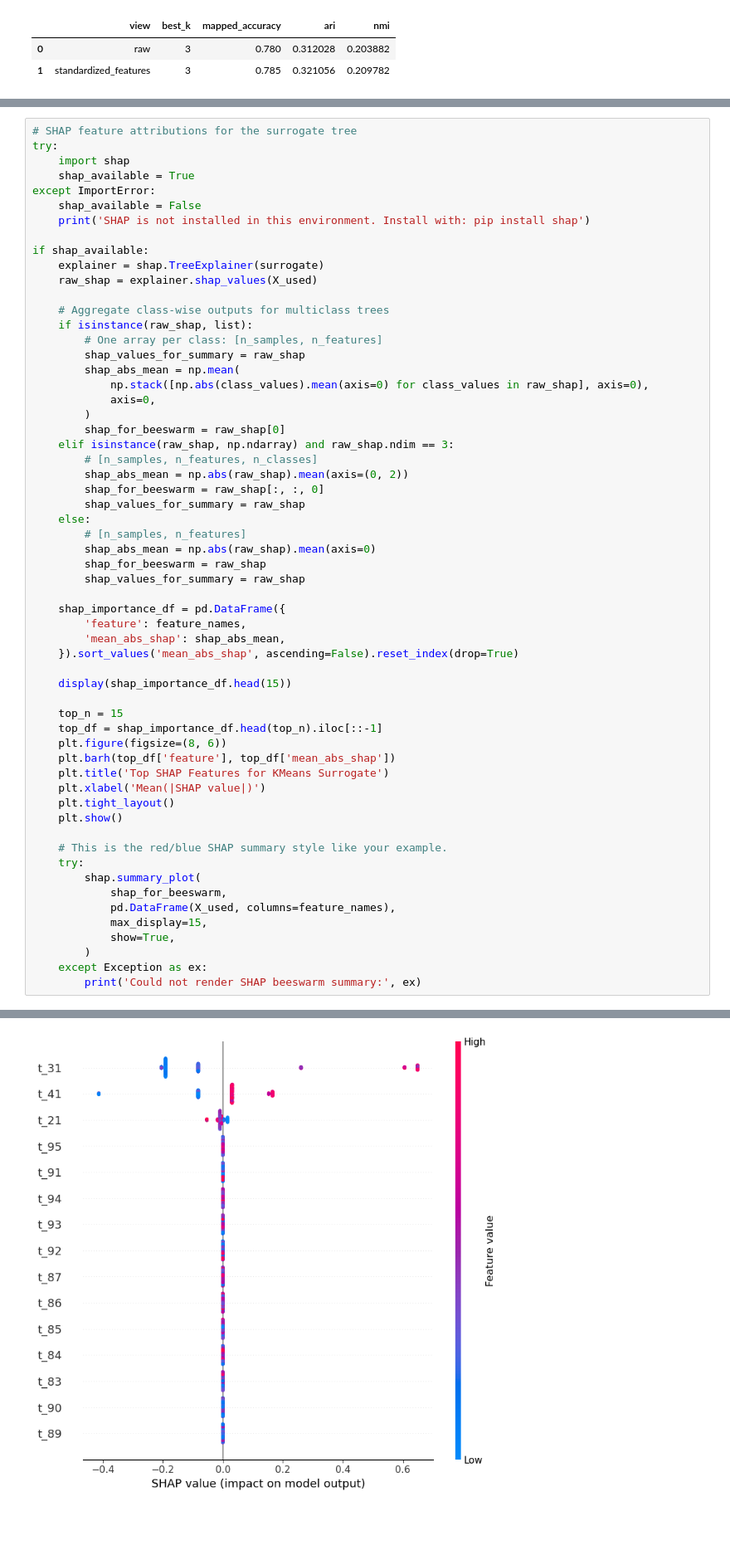
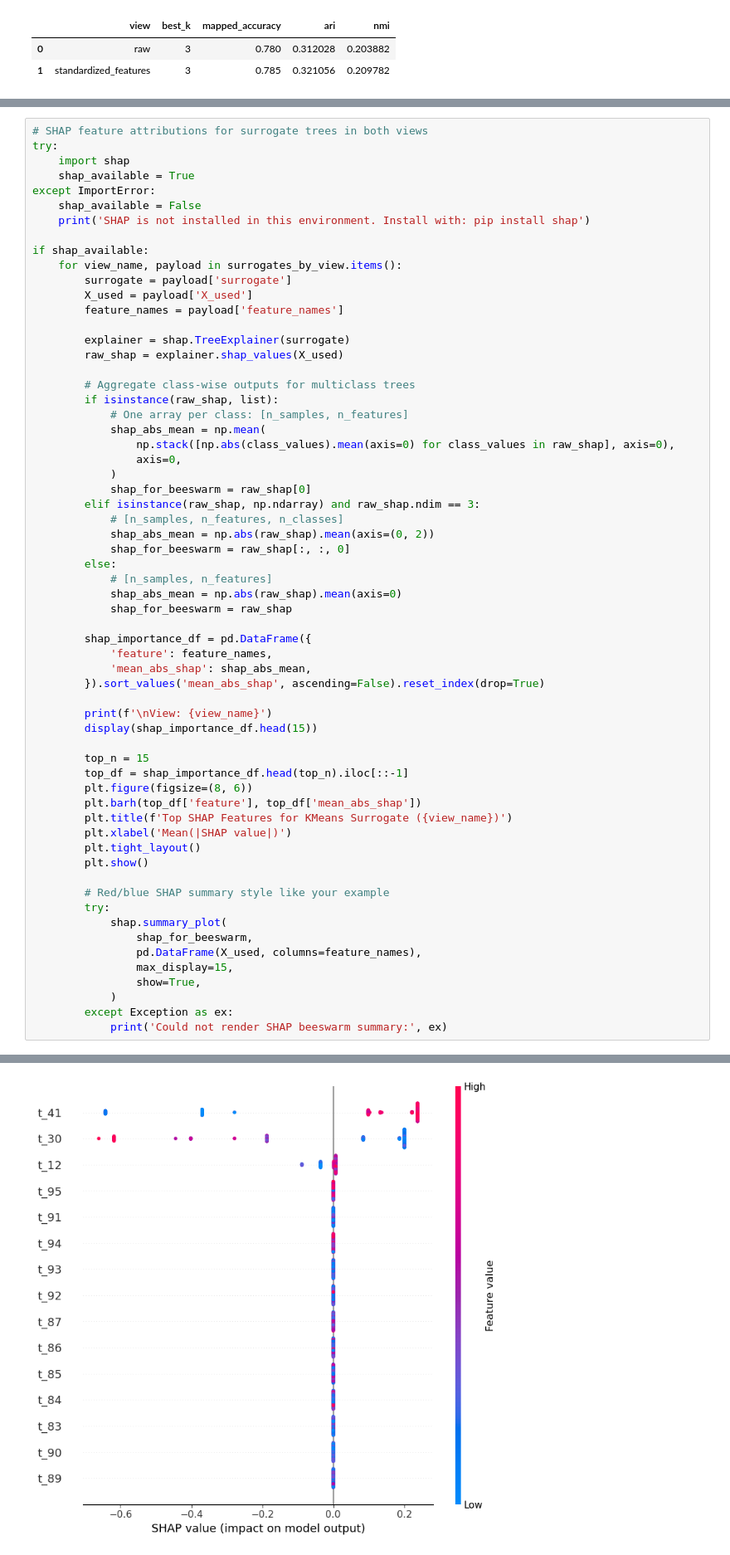
Before and after one commit to anpeata/xai-spatio-temporal, a Jupyter notebook: scripts/notebooks/kmeans_ecg200.ipynb, the cells around one changed output, grey strips where cells are left out. Shown at 83% size. Cells and saved outputs as stored; diff of their text form; blank space fills up the shorter version.

```diff
--- a/scripts/notebooks/kmeans_ecg200.ipynb
+++ b/scripts/notebooks/kmeans_ecg200.ipynb
@@ -443,5 +527,5 @@ Surrogate rules:
 # %%
-# SHAP feature attributions for the surrogate tree
+# SHAP feature attributions for surrogate trees in both views
 try:
     import shap
     shap_available = True
@@ -450,53 +534,56 @@ except ImportError:
     print('SHAP is not installed in this environment. Install with: pip install shap')
 
 if shap_available:
-    explainer = shap.TreeExplainer(surrogate)
-    raw_shap = explainer.shap_values(X_used)
+    for view_name, payload in surrogates_by_view.items():
+        surrogate = payload['surrogate']
+        X_used = payload['X_used']
+        feature_names = payload['feature_names']
 
-    # Aggregate class-wise outputs for multiclass trees
-    if isinstance(raw_shap, list):
-        # One array per class: [n_samples, n_features]
-        shap_values_for_summary = raw_shap
-        shap_abs_mean = np.mean(
-            np.stack([np.abs(class_values).mean(axis=0) for class_values in raw_shap], axis=0),
-            axis=0,
-        )
-        shap_for_beeswarm = raw_shap[0]
-    elif isinstance(raw_shap, np.ndarray) and raw_shap.ndim == 3:
-        # [n_samples, n_features, n_classes]
-        shap_abs_mean = np.abs(raw_shap).mean(axis=(0, 2))
-        shap_for_beeswarm = raw_shap[:, :, 0]
-        shap_values_for_summary = raw_shap
-    else:
-        # [n_samples, n_features]
-        shap_abs_mean = np.abs(raw_shap).mean(axis=0)
-        shap_for_beeswarm = raw_shap
-        shap_values_for_summary = raw_shap
+        explainer = shap.TreeExplainer(surrogate)
+        raw_shap = explainer.shap_values(X_used)
 
-    shap_importance_df = pd.DataFrame({
-        'feature': feature_names,
-        'mean_abs_shap': shap_abs_mean,
-    }).sort_values('mean_abs_shap', ascending=False).reset_index(drop=True)
+        # Aggregate class-wise outputs for multiclass trees
+        if isinstance(raw_shap, list):
+            # One array per class: [n_samples, n_features]
+            shap_abs_mean = np.mean(
+                np.stack([np.abs(class_values).mean(axis=0) for class_values in raw_shap], axis=0),
+                axis=0,
+            )
+            shap_for_beeswarm = raw_shap[0]
+        elif isinstance(raw_shap, np.ndarray) and raw_shap.ndim == 3:
+            # [n_samples, n_features, n_classes]
+            shap_abs_mean = np.abs(raw_shap).mean(axis=(0, 2))
+            shap_for_beeswarm = raw_shap[:, :, 0]
+        else:
+            # [n_samples, n_features]
+            shap_abs_mean = np.abs(raw_shap).mean(axis=0)
+            shap_for_beeswarm = raw_shap
 
-    display(shap_importance_df.head(15))
+        shap_importance_df = pd.DataFrame({
+            'feature': feature_names,
+            'mean_abs_shap': shap_abs_mean,
+        }).sort_values('mean_abs_shap', ascending=False).reset_index(drop=True)
 
-    top_n = 15
-    top_df = shap_importance_df.head(top_n).iloc[::-1]
-    plt.figure(figsize=(8, 6))
-    plt.barh(top_df['feature'], top_df['mean_abs_shap'])
-    plt.title('Top SHAP Features for KMeans Surrogate')
-    plt.xlabel('Mean(|SHAP value|)')
-    plt.tight_layout()
-    plt.show()
+        print(f'\nView: {view_name}')
+        display(shap_importance_df.head(15))
 
-    # This is the red/blue SHAP summary style like your example.
-    try:
-        shap.summary_plot(
-            shap_for_beeswarm,
-            pd.DataFrame(X_used, columns=feature_names),
-            max_display=15,
-            show=True,
-        )
-    except Exception as ex:
-        print('Could not render SHAP beeswarm summary:', ex)
+        top_n = 15
+        top_df = shap_importance_df.head(top_n).iloc[::-1]
+        plt.figure(figsize=(8, 6))
+        plt.barh(top_df['feature'], top_df['mean_abs_shap'])
+        plt.title(f'Top SHAP Features for KMeans Surrogate ({view_name})')
+        plt.xlabel('Mean(|SHAP value|)')
+        plt.tight_layout()
+        plt.show()
+
+        # Red/blue SHAP summary style like your example
+        try:
+            shap.summary_plot(
+                shap_for_beeswarm,
+                pd.DataFrame(X_used, columns=feature_names),
+                max_display=15,
+                show=True,
+            )
+        except Exception as ex:
+            print('Could not render SHAP beeswarm summary:', ex)
 # %% [output]
@@ -520 +608 @@ if shap_available:
-[figure, old version]
+[figure, new version]
```
Also changed, not shown: parts of 5 cells of this notebook.
